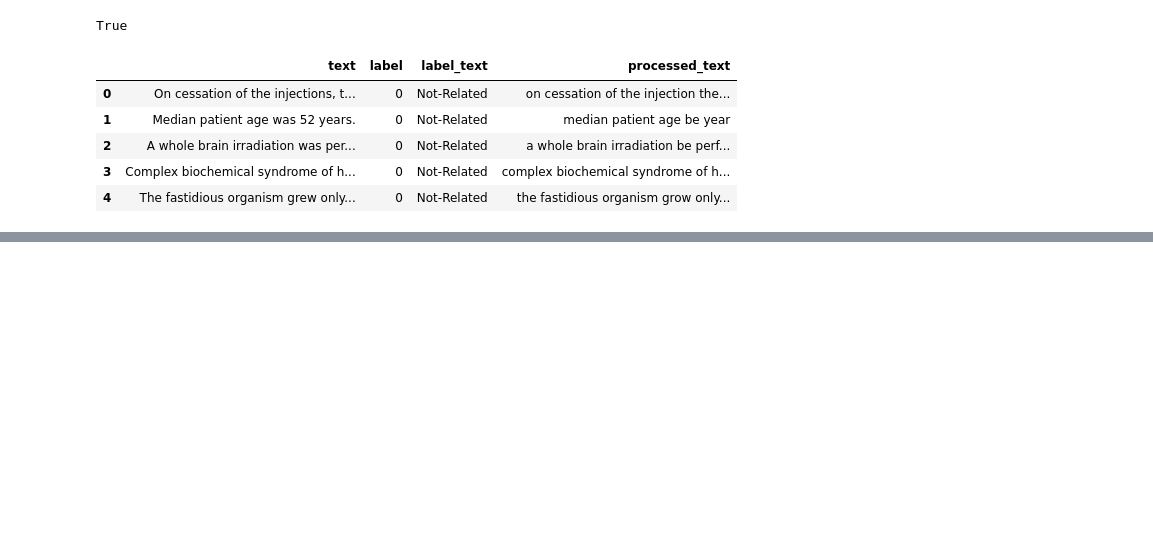
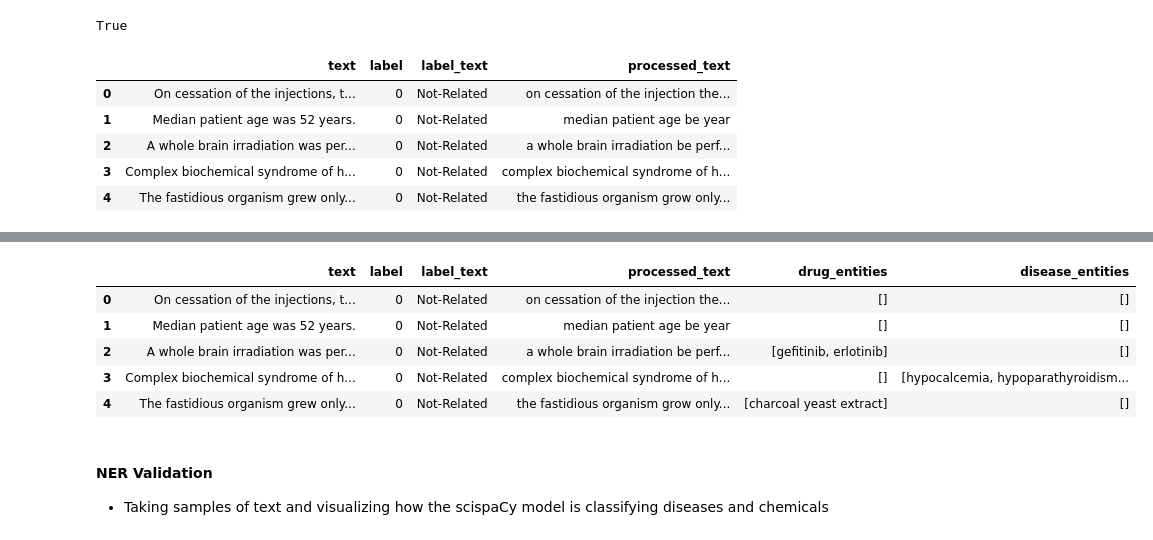
Before and after one commit to lucas-penney/pharmacovigilance_text_analytics, a Jupyter notebook: pharmacovigilance.ipynb, the cells around one changed output, grey strips where cells are left out. Drawn from its saved outputs; the diff is of its cells as text; code cells hidden in the pictures; blank space fills up the shorter version.

```diff
--- a/pharmacovigilance.ipynb
+++ b/pharmacovigilance.ipynb
@@ -94,0 +135,32 @@ df.head()
+# %%
+# scispaCy BC5CDR model: CHEMICAL (drugs) and DISEASE (conditions/adverse effects)
+nlp = spacy.load("en_ner_bc5cdr_md")
+
+
+def extract_ner_entities(text):
+    """Extract drug (chemical) and disease/condition entities from text using scispaCy NER."""
+    if not isinstance(text, str) or not text.strip():
+        return [], []
+    doc = nlp(text)
+    drugs = [ent.text for ent in doc.ents if ent.label_ == "CHEMICAL"]
+    diseases = [ent.text for ent in doc.ents if ent.label_ == "DISEASE"]
+    return drugs, diseases
+
+
+# Copy df and add NER-derived columns
+df_ner = df.copy()
+ner_results = df_ner["text"].apply(extract_ner_entities)
+df_ner["drug_entities"] = [r[0] for r in ner_results]
+df_ner["disease_entities"] = [r[1] for r in ner_results]
+
+df_ner.head()
+# %% [output]
+|  | text | label | label_text | processed_text | drug_entities | disease_entities |
+| 0 | On cessation of the injections, t... | 0 | Not-Related | on cessation of the injection the... | [] | [] |
+| 1 | Median patient age was 52 years. | 0 | Not-Related | median patient age be year | [] | [] |
+| 2 | A whole brain irradiation was per... | 0 | Not-Related | a whole brain irradiation be perf... | [gefitinib, erlotinib] | [] |
+| 3 | Complex biochemical syndrome of h... | 0 | Not-Related | complex biochemical syndrome of h... | [] | [hypocalcemia, hypoparathyroidism... |
+| 4 | The fastidious organism grew only... | 0 | Not-Related | the fastidious organism grow only... | [charcoal yeast extract] | [] |
+# %% [markdown]
+#### NER Validation
+- Taking samples of text and visualizing how the scispaCy model is classifying diseases and chemicals
```
Also changed, not shown: parts of 7 cells of this notebook, 1 other file.
